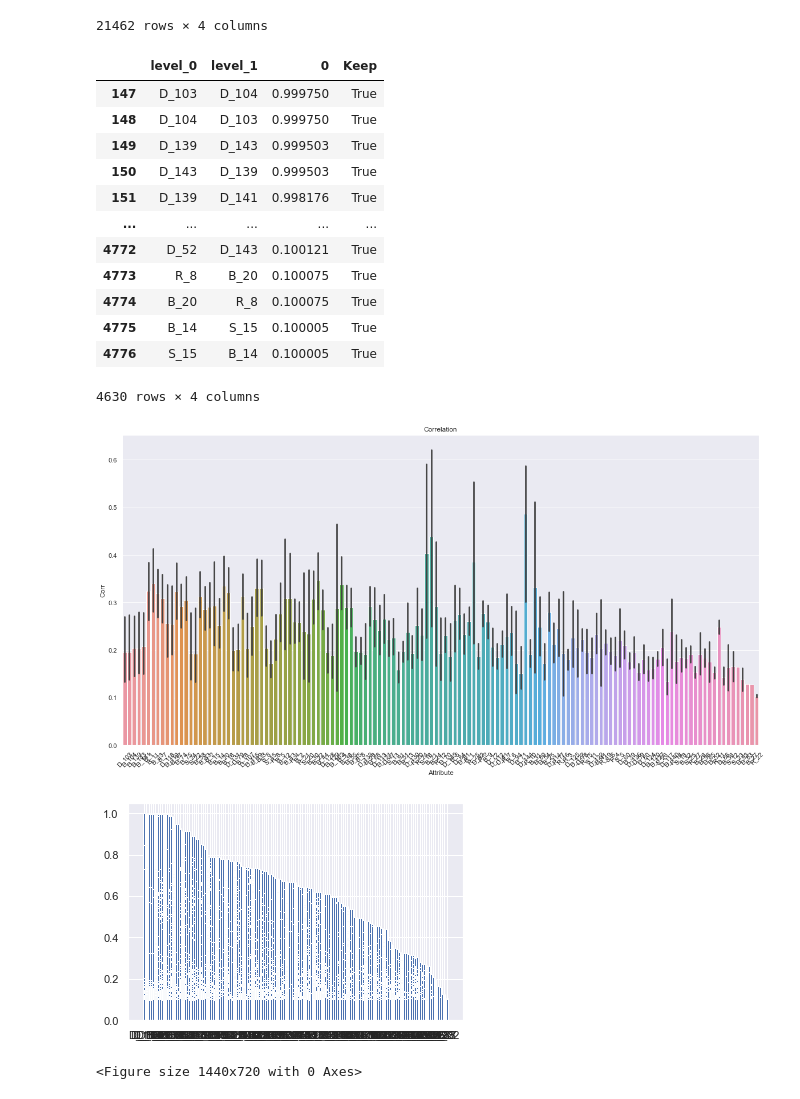
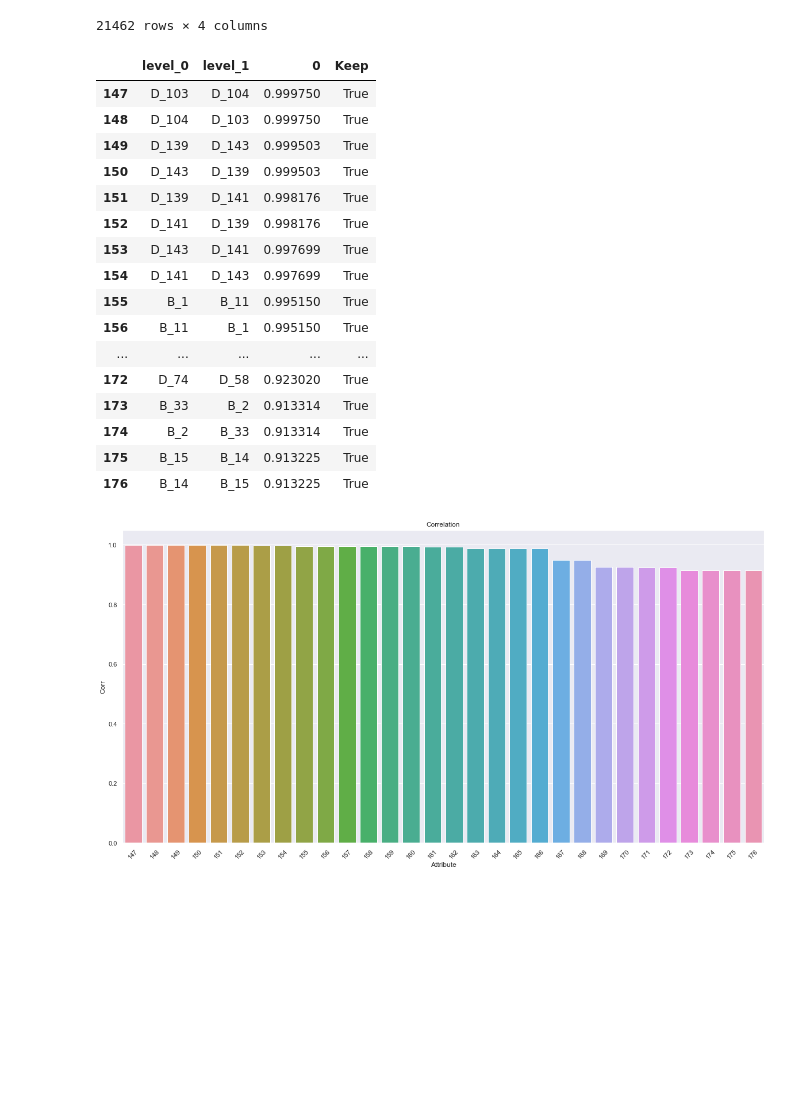
Before and after one commit to zalvatore/ADS502-Team2, a Jupyter notebook: ADS502-Team_2-Summer22.ipynb, the cells around one changed output. Drawn from its saved outputs; the diff is of its cells as text; code cells hidden in the pictures; blank space fills up the shorter version.

```diff
--- a/ADS502-Team_2-Summer22.ipynb
+++ b/ADS502-Team_2-Summer22.ipynb
@@ -285,7 +285,7 @@ topCorrDF
 21462 rows × 4 columns
 # %%
 #High Corrlated values
-topCorrDFHC = topCorrDF[topCorrDF[0] > 0.1]
+topCorrDFHC = topCorrDF[topCorrDF[0] > 0.9]
 topCorrDFHC
 # %% [output]
 |  | level_0 | level_1 | 0 | Keep |
@@ -294,33 +294,30 @@ topCorrDFHC
 | 149 | D_139 | D_143 | 0.999503 | True |
 | 150 | D_143 | D_139 | 0.999503 | True |
 | 151 | D_139 | D_141 | 0.998176 | True |
+| 152 | D_141 | D_139 | 0.998176 | True |
+| 153 | D_143 | D_141 | 0.997699 | True |
+| 154 | D_141 | D_143 | 0.997699 | True |
+| 155 | B_1 | B_11 | 0.995150 | True |
+| 156 | B_11 | B_1 | 0.995150 | True |
 | ... | ... | ... | ... | ... |
-| 4772 | D_52 | D_143 | 0.100121 | True |
-| 4773 | R_8 | B_20 | 0.100075 | True |
-| 4774 | B_20 | R_8 | 0.100075 | True |
-| 4775 | B_14 | S_15 | 0.100005 | True |
-| 4776 | S_15 | B_14 | 0.100005 | True |
+| 172 | D_74 | D_58 | 0.923020 | True |
+| 173 | B_33 | B_2 | 0.913314 | True |
+| 174 | B_2 | B_33 | 0.913314 | True |
+| 175 | B_15 | B_14 | 0.913225 | True |
+| 176 | B_14 | B_15 | 0.913225 | True |
-4630 rows × 4 columns
 # %%
 # figure for corrlations
 sns.set_theme(style="darkgrid")
 ax = plt.subplots(figsize=(20,10), sharex=True)
 
-ax = sns.barplot(x=topCorrDFHC.level_0,\
+ax = sns.barplot(x=topCorrDFHC.index,\
                  y=topCorrDFHC[0],\
                  data=topCorrDFHC)
 
 ax.set(title='Correlation')
 ax.set(xlabel="Attribute", ylabel='Corr')
 
 plt.xticks(rotation=45)
 plt.show()
 # %% [output]
-[figure, old version]
+[figure, new version]
-# %%
-plt.bar(topCorrDFHC.level_0,topCorrDFHC[0])
-plt.figure(figsize = (20,10))
-plt.show()
-# %% [output]
-[figure, removed]
-<Figure size 1440x720 with 0 Axes>
```
Also changed, not shown: parts of 15 cells of this notebook.
